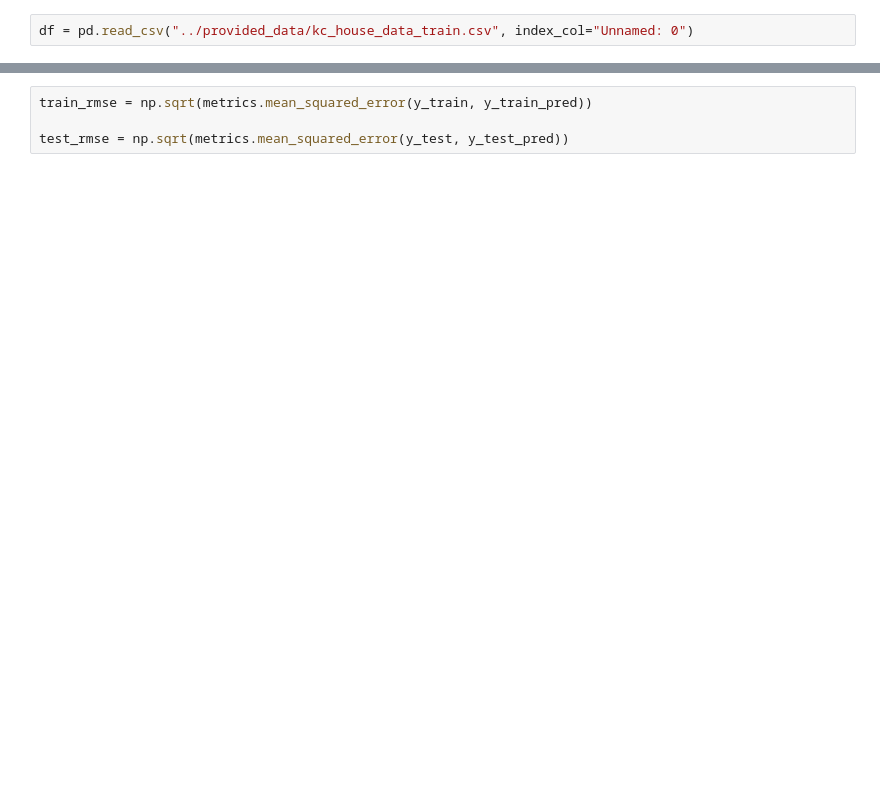
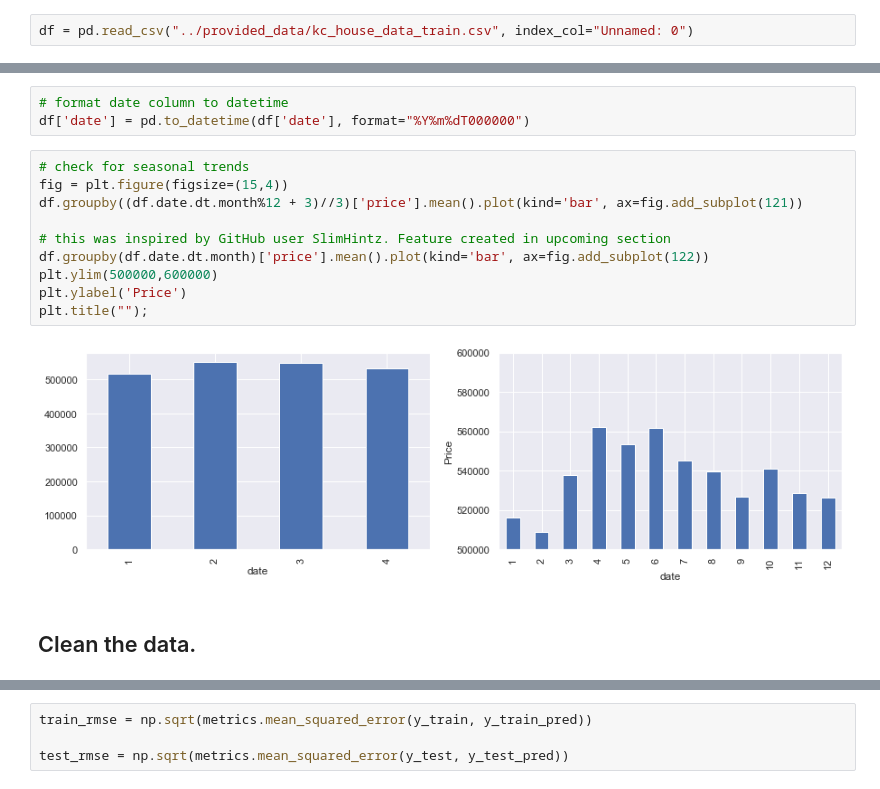
Before and after one commit to JoeBrowz/kings_county_housing_model, a Jupyter notebook: modeling_process/Bakeoff_modeling_process-2.ipynb, the cells around one changed output, grey strips where cells are left out. Saved outputs shown, nothing was run; the diff lists cells and outputs as text; blank space fills up the shorter version.

```diff
--- a/modeling_process/Bakeoff_modeling_process-2.ipynb
+++ b/modeling_process/Bakeoff_modeling_process-2.ipynb
@@ -244,0 +61,17 @@ y_test_pred = lm.predict(X_test)
+# %%
+# format date column to datetime
+df['date'] = pd.to_datetime(df['date'], format="%Y%m%dT000000")
+# %%
+# check for seasonal trends
+fig = plt.figure(figsize=(15,4))
+df.groupby((df.date.dt.month%12 + 3)//3)['price'].mean().plot(kind='bar', ax=fig.add_subplot(121))
+
+# this was inspired by GitHub user SlimHintz. Feature created in upcoming section
+df.groupby(df.date.dt.month)['price'].mean().plot(kind='bar', ax=fig.add_subplot(122))
+plt.ylim(500000,600000)
+plt.ylabel('Price')
+plt.title("");
+# %% [output]
+[figure, added]
+# %% [markdown]
+## Clean the data.
```
Also changed, not shown: parts of 107 cells of this notebook, 6 other files.
